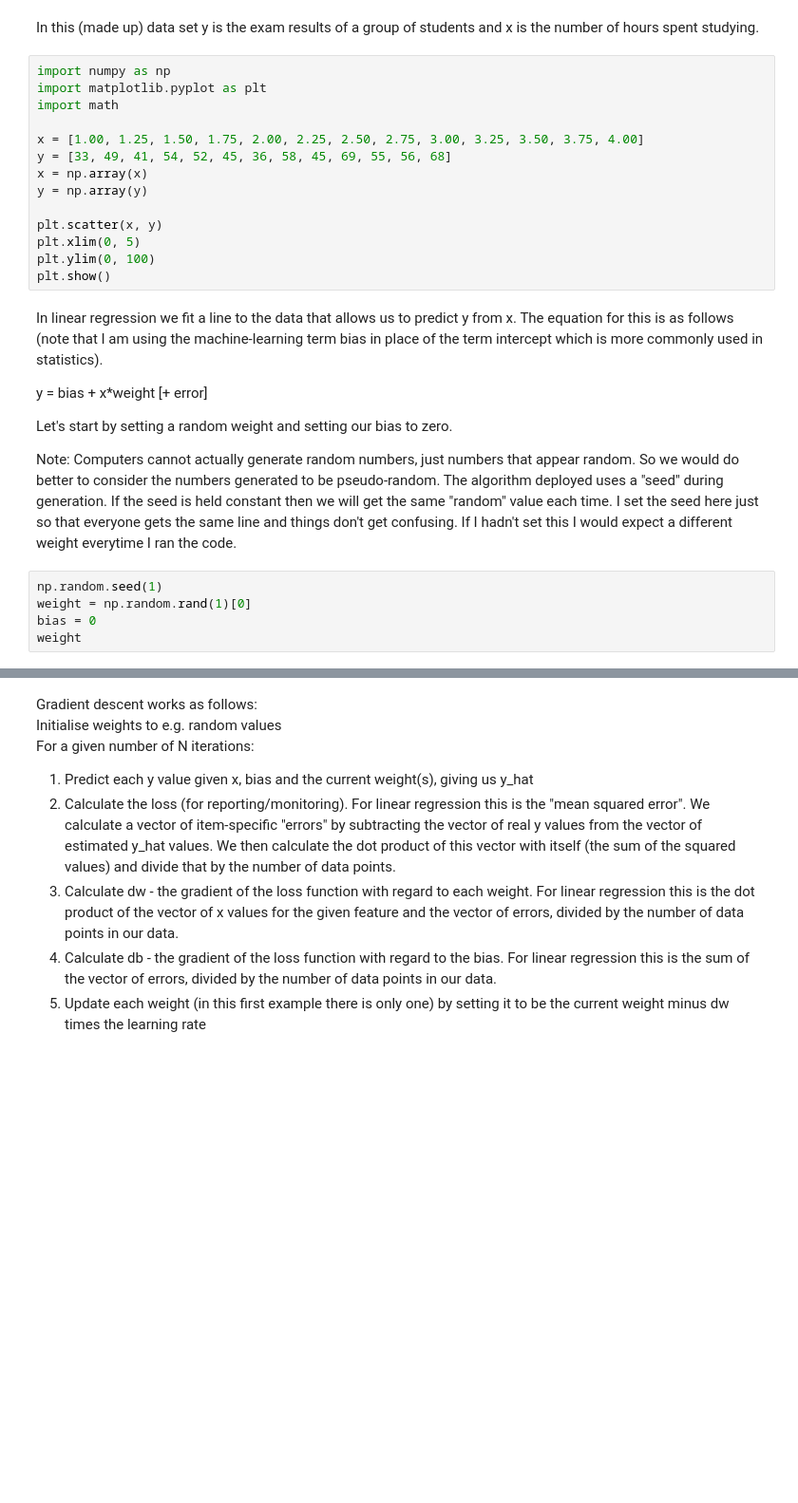
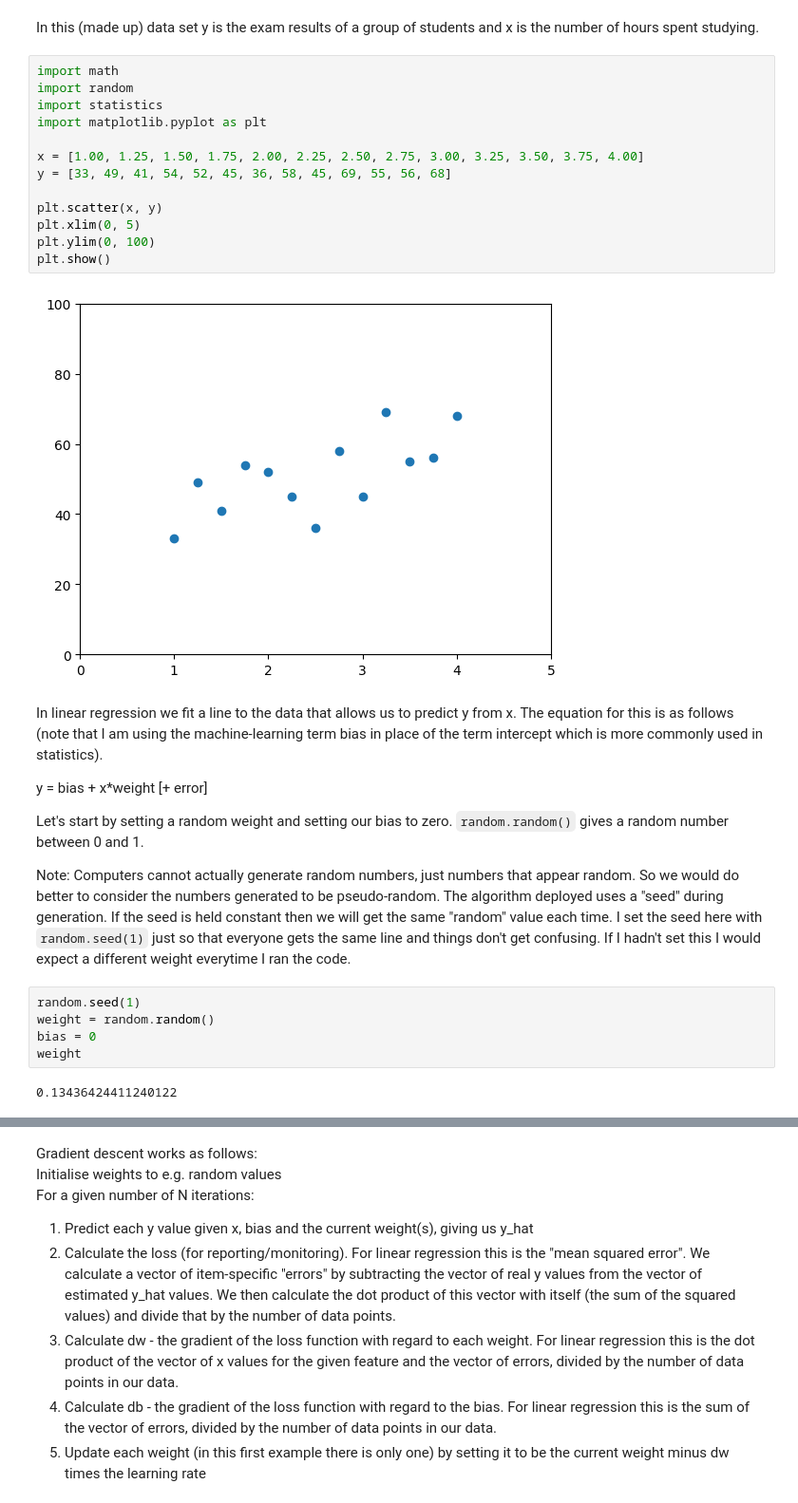
Before and after one commit to cbannard/lela60331_26, a Jupyter notebook: LELA60331_Week_4_Seminar.ipynb, the cells around one changed output, grey strips where cells are left out. Shown at 95% size. Cells and saved outputs as stored; diff of their text form; blank space fills up the shorter version.

```diff
--- a/LELA60331_Week_4_Seminar.ipynb
+++ b/LELA60331_Week_4_Seminar.ipynb
@@ -11,32 +11,35 @@ This sheet also uses some Python from the **Week 3 Python workbook (LELA60341)**
 # %% [markdown]
 In this (made up) data set y is the exam results of a group of students and x is the number of hours spent studying.
 # %%
-import numpy as np
+import math
+import random
+import statistics
 import matplotlib.pyplot as plt
-import math
 
 x = [1.00, 1.25, 1.50, 1.75, 2.00, 2.25, 2.50, 2.75, 3.00, 3.25, 3.50, 3.75, 4.00]
 y = [33, 49, 41, 54, 52, 45, 36, 58, 45, 69, 55, 56, 68]
-x = np.array(x)
-y = np.array(y)
 
 plt.scatter(x, y)
 plt.xlim(0, 5)
 plt.ylim(0, 100)
 plt.show()
+# %% [output]
+[figure, added]
 # %% [markdown]
 In linear regression we fit a line to the data that allows us to predict y from x. The equation for this is as follows (note that I am using the machine-learning term bias in place of the term intercept which is more commonly used in statistics).
 
 y = bias + x*weight [+ error]
 
-Let's start by setting a random weight and setting our bias to zero.
+Let's start by setting a random weight and setting our bias to zero. `random.random()` gives a random number between 0 and 1.
 
-Note: Computers cannot actually generate random numbers, just numbers that appear random. So we would do better to consider the numbers generated to be pseudo-random. The algorithm deployed uses a "seed" during generation. If the seed is held constant then we will get the same "random" value each time. I set the seed here just so that everyone gets the same line and things don't get confusing. If I hadn't set this I would expect a different weight everytime I ran the code.
+Note: Computers cannot actually generate random numbers, just numbers that appear random. So we would do better to consider the numbers generated to be pseudo-random. The algorithm deployed uses a "seed" during generation. If the seed is held constant then we will get the same "random" value each time. I set the seed here with `random.seed(1)` just so that everyone gets the same line and things don't get confusing. If I hadn't set this I would expect a different weight everytime I ran the code.
 # %%
-np.random.seed(1)
-weight = np.random.rand(1)[0]
+random.seed(1)
+weight = random.random()
 bias = 0
 weight
+# %% [output]
+0.13436424411240122
 # %%
 # We will draw the data with a fitted line several times, so we write a function for it
 def plot_fit(bias, weight):
```
Also changed, not shown: parts of 23 cells of this notebook.
